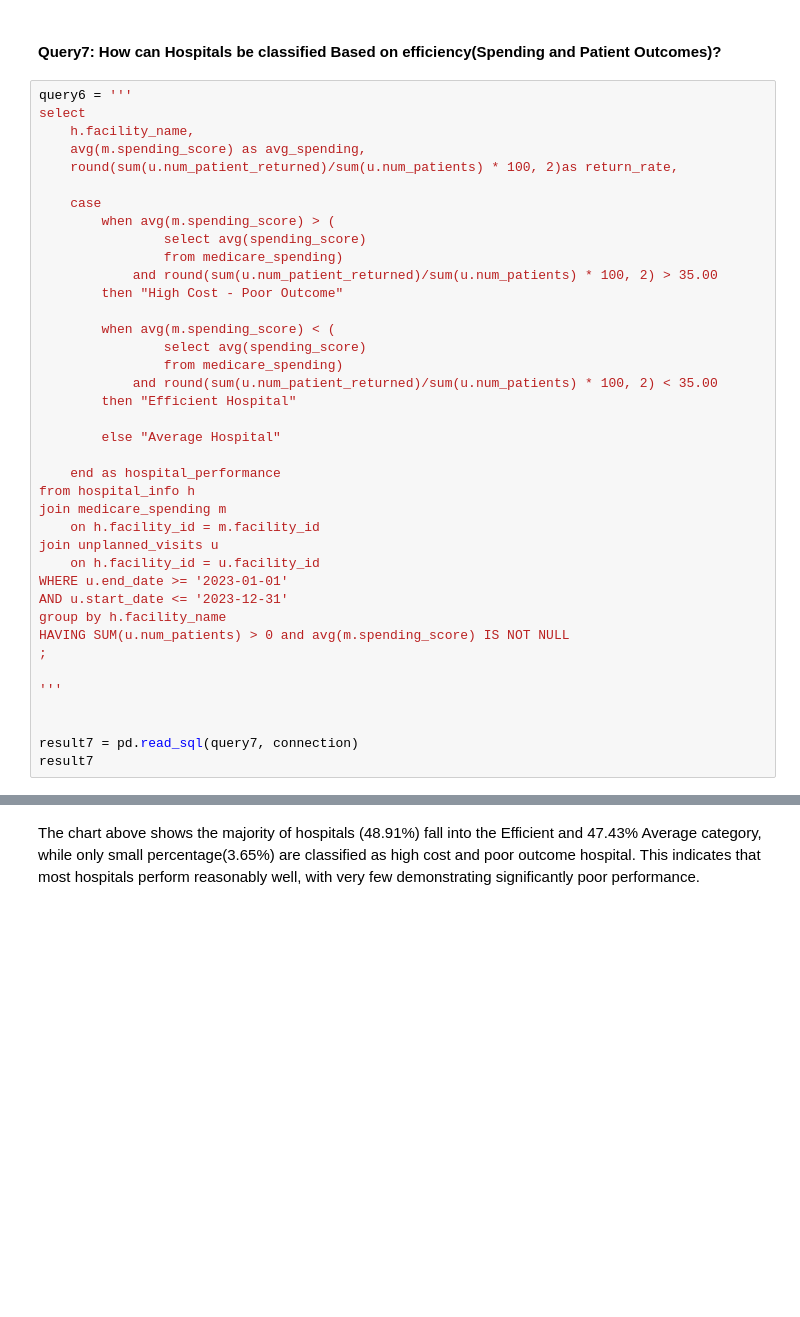
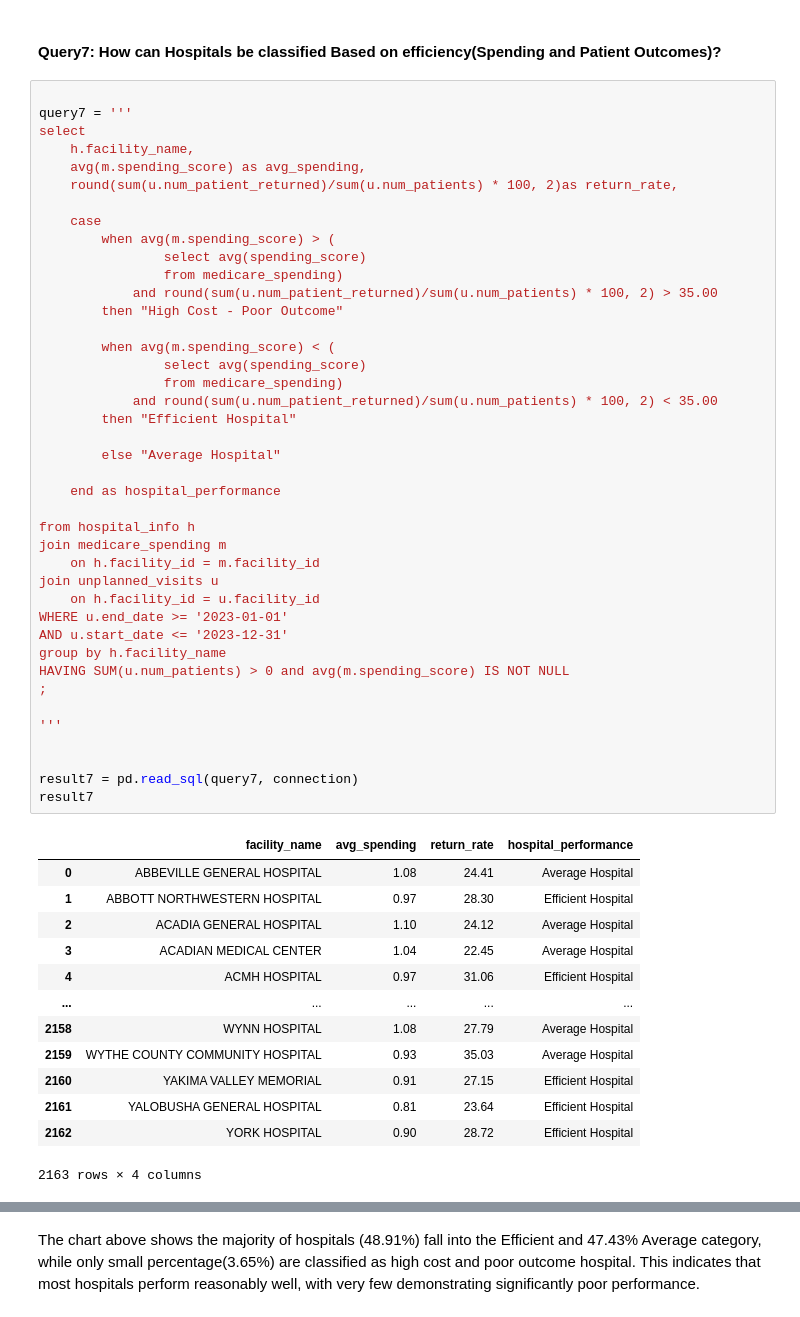
Before and after one commit to Archana-sth/hospital-performance-analysis, a Jupyter notebook: Notebook/hospital_performance_analysis.ipynb, the cells around one changed output, grey strips where cells are left out. Drawn from its saved outputs; the diff is of its cells as text; blank space fills up the shorter version.

```diff
--- a/Notebook/hospital_performance_analysis.ipynb
+++ b/Notebook/hospital_performance_analysis.ipynb
@@ -840,7 +840,8 @@ plt.show()
 # %% [markdown]
 #### Query7: How can Hospitals be classified Based on efficiency(Spending and Patient Outcomes)?
 # %%
-query6 = '''
+
+query7 = '''
 select
     h.facility_name,
     avg(m.spending_score) as avg_spending,
@@ -851,33 +852,48 @@ select
                 select avg(spending_score)
                 from medicare_spending)
             and round(sum(u.num_patient_returned)/sum(u.num_patients) * 100, 2) > 35.00
         then "High Cost - Poor Outcome"
 
         when avg(m.spending_score) < (
                 select avg(spending_score)
                 from medicare_spending)
             and round(sum(u.num_patient_returned)/sum(u.num_patients) * 100, 2) < 35.00
         then "Efficient Hospital"
 
         else "Average Hospital"
 
     end as hospital_performance
+
 from hospital_info h
 join medicare_spending m
     on h.facility_id = m.facility_id
 join unplanned_visits u
     on h.facility_id = u.facility_id
 WHERE u.end_date >= '2023-01-01'
 AND u.start_date <= '2023-12-31'
 group by h.facility_name
 HAVING SUM(u.num_patients) > 0 and avg(m.spending_score) IS NOT NULL
 ;
 
 '''
 
 
 result7 = pd.read_sql(query7, connection)
 result7
+# %% [output]
+|  | facility_name | avg_spending | return_rate | hospital_performance |
+| 0 | ABBEVILLE GENERAL HOSPITAL | 1.08 | 24.41 | Average Hospital |
+| 1 | ABBOTT NORTHWESTERN HOSPITAL | 0.97 | 28.30 | Efficient Hospital |
+| 2 | ACADIA GENERAL HOSPITAL | 1.10 | 24.12 | Average Hospital |
+| 3 | ACADIAN MEDICAL CENTER | 1.04 | 22.45 | Average Hospital |
+| 4 | ACMH HOSPITAL | 0.97 | 31.06 | Efficient Hospital |
+| ... | ... | ... | ... | ... |
+| 2158 | WYNN HOSPITAL | 1.08 | 27.79 | Average Hospital |
+| 2159 | WYTHE COUNTY COMMUNITY HOSPITAL | 0.93 | 35.03 | Average Hospital |
+| 2160 | YAKIMA VALLEY MEMORIAL | 0.91 | 27.15 | Efficient Hospital |
+| 2161 | YALOBUSHA GENERAL HOSPITAL | 0.81 | 23.64 | Efficient Hospital |
+| 2162 | YORK HOSPITAL | 0.90 | 28.72 | Efficient Hospital |
+2163 rows × 4 columns
 # %%
 # to better understand the overall hospital distribution of hospital performance, I'm calculating the count and percentage of hospital in each category
 
```
Also changed, not shown: parts of 4 cells of this notebook.
